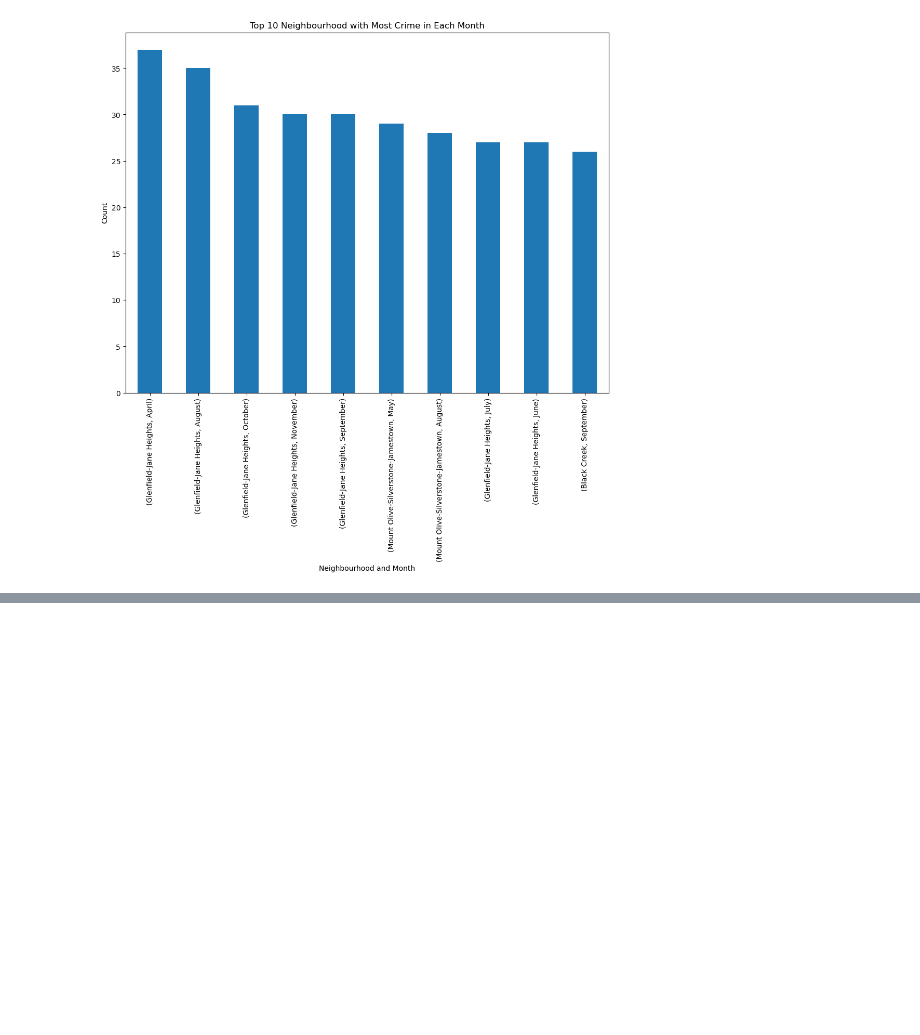
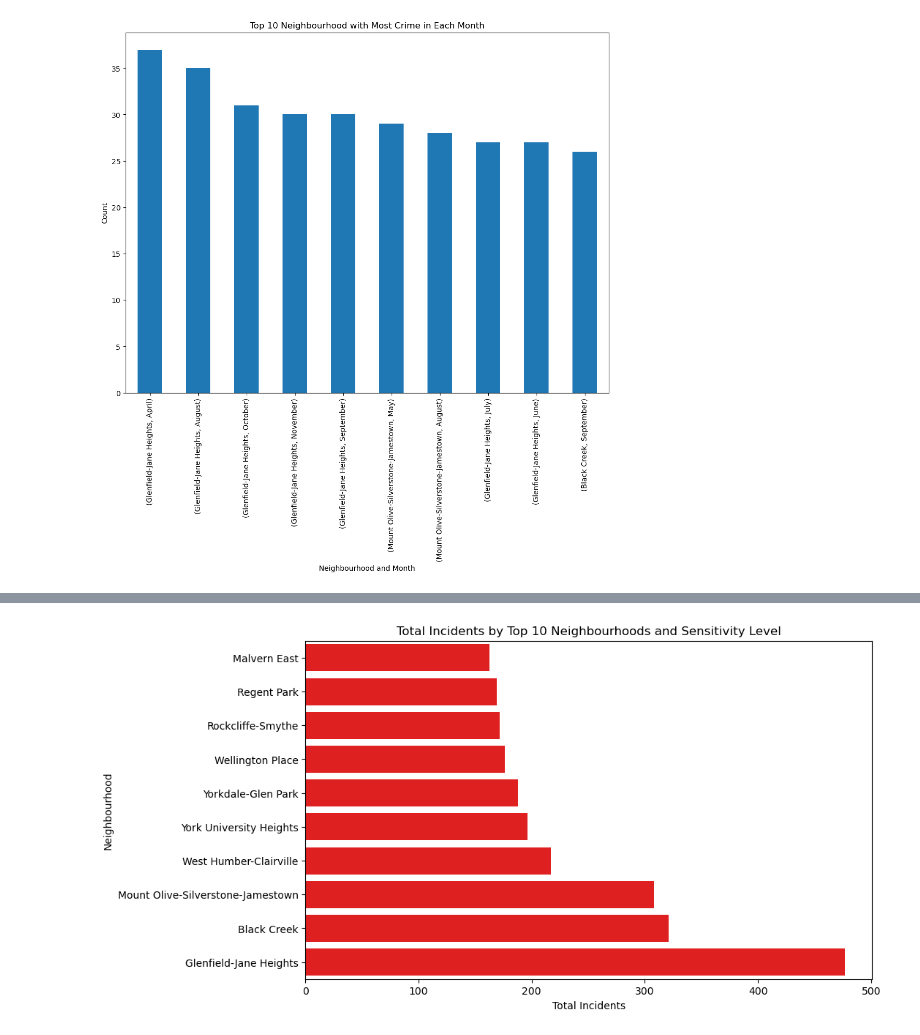
Before and after one commit to Dianalxy1/schulich_date_science, a Jupyter notebook: MMAI5000/5000_groupproject.ipynb, the cells around one changed output, grey strips where cells are left out. Cells and saved outputs as stored; diff of their text form; code cells hidden in the pictures; blank space fills up the shorter version.

```diff
--- a/MMAI5000/5000_groupproject.ipynb
+++ b/MMAI5000/5000_groupproject.ipynb
@@ -300,0 +369,12 @@ Text(0.5, 1.0, 'Top 10 Neighbourhood with Most Crime in Each Month')
+# %%
+top_10_neighborhoods = data_agg_sorted.tail(10)
+
+# Create a bar plot for the top 10 neighborhoods
+plt.figure(figsize=(10, 6))
+sns.barplot(x='Total_Incidents', y='NEIGHBOURHOOD_158', data=top_10_neighborhoods, palette=top_10_neighborhoods['Sensitivity_Level'].map(color_dict))
+plt.xlabel('Total Incidents')
+plt.ylabel('Neighbourhood')
+plt.title('Total Incidents by Top 10 Neighbourhoods and Sensitivity Level')
+plt.show()
+# %% [output]
+[figure, added]
```
Also changed, not shown: parts of 3 cells of this notebook, 1 other file.
